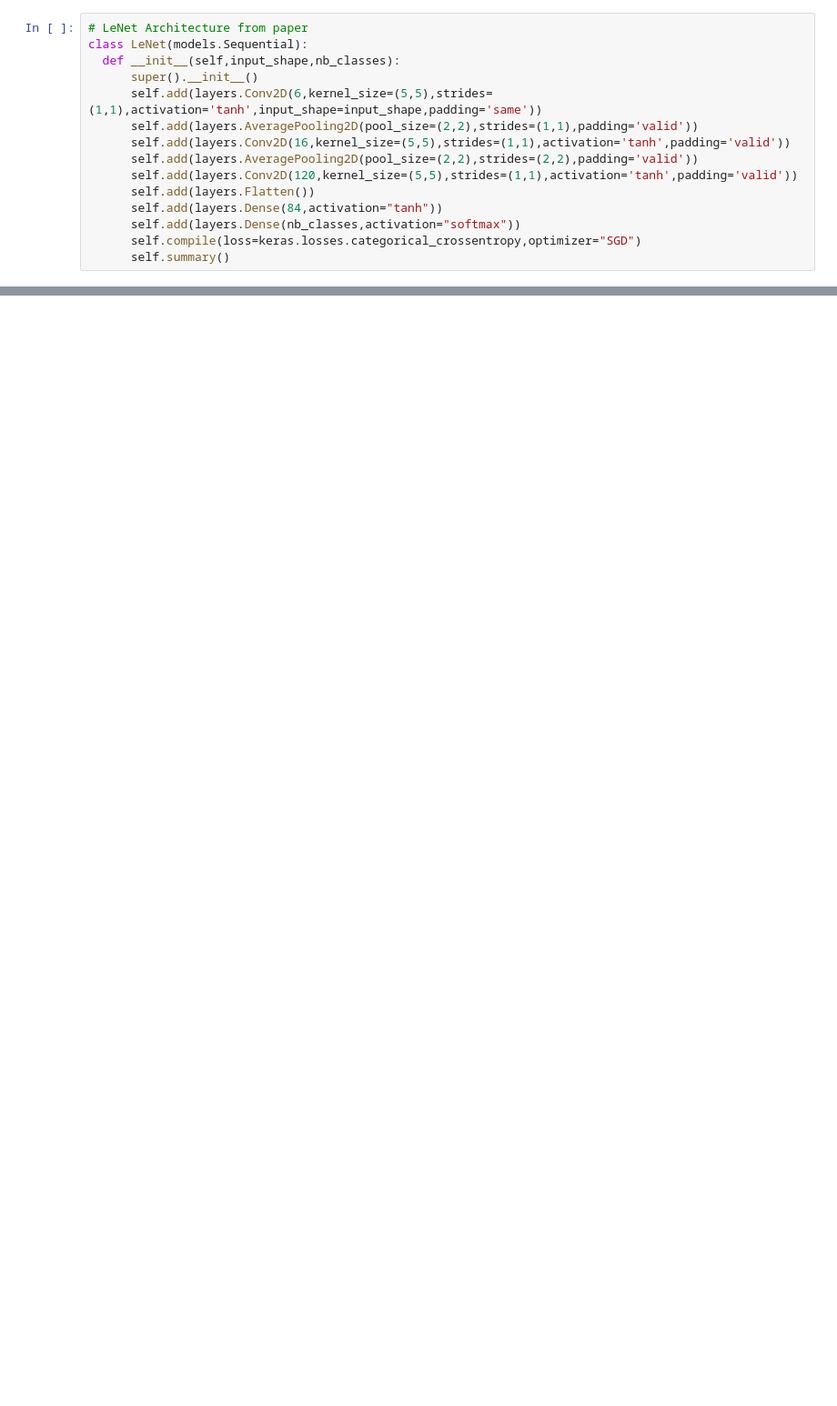
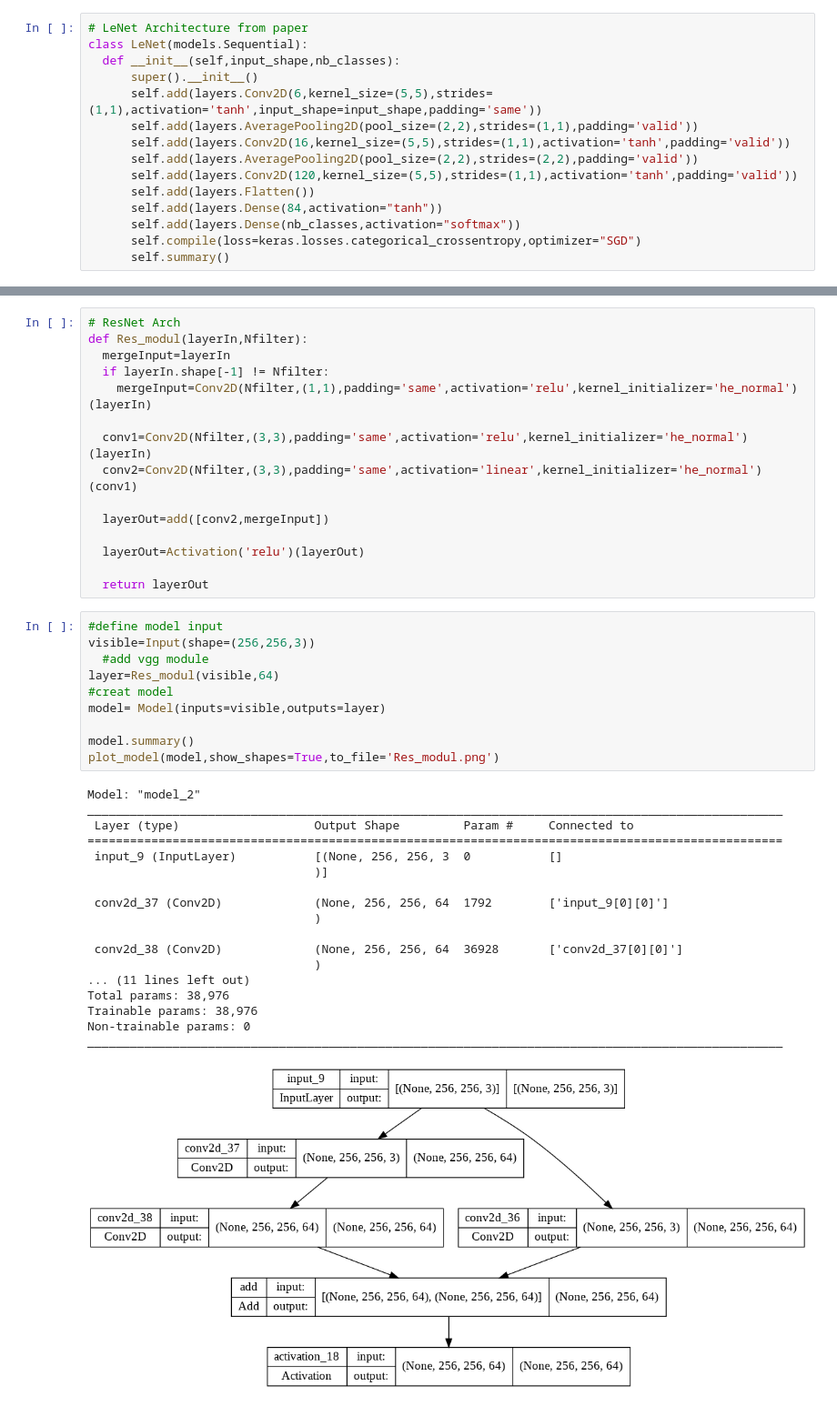
Before and after one commit to EslamWalid/Deep_learning-course-, a Jupyter notebook: ch5_CNN_Architectures.ipynb, the cells around one changed output, grey strips where cells are left out. Shown at 91% size. Cells and saved outputs as stored; diff of their text form; blank space fills up the shorter version.

```diff
--- a/ch5_CNN_Architectures.ipynb
+++ b/ch5_CNN_Architectures.ipynb
@@ -101,0 +198,44 @@ _________________________________________________________________
+# %%
+# ResNet Arch
+def Res_modul(layerIn,Nfilter):
+  mergeInput=layerIn
+  if layerIn.shape[-1] != Nfilter:
+    mergeInput=Conv2D(Nfilter,(1,1),padding='same',activation='relu',kernel_initializer='he_normal')(layerIn)
+
+  conv1=Conv2D(Nfilter,(3,3),padding='same',activation='relu',kernel_initializer='he_normal')(layerIn)
+  conv2=Conv2D(Nfilter,(3,3),padding='same',activation='linear',kernel_initializer='he_normal')(conv1)
+
+  layerOut=add([conv2,mergeInput])
+
+  layerOut=Activation('relu')(layerOut)
+
+  return layerOut
+# %%
+#define model input
+visible=Input(shape=(256,256,3))
+  #add vgg module
+layer=Res_modul(visible,64)
+#creat model
+model= Model(inputs=visible,outputs=layer)
+
+model.summary()
+plot_model(model,show_shapes=True,to_file='Res_modul.png')
+# %% [output]
+Model: "model_2"
+__________________________________________________________________________________________________
+ Layer (type)                   Output Shape         Param #     Connected to
+==================================================================================================
+ input_9 (InputLayer)           [(None, 256, 256, 3  0           []
+                                )]
+
+ conv2d_37 (Conv2D)             (None, 256, 256, 64  1792        ['input_9[0][0]']
+                                )
+
+ conv2d_38 (Conv2D)             (None, 256, 256, 64  36928       ['conv2d_37[0][0]']
+                                )
+... (11 lines left out)
+Total params: 38,976
+Trainable params: 38,976
+Non-trainable params: 0
+__________________________________________________________________________________________________
+[figure, added]
```
Also changed, not shown: parts of 17 cells of this notebook.
